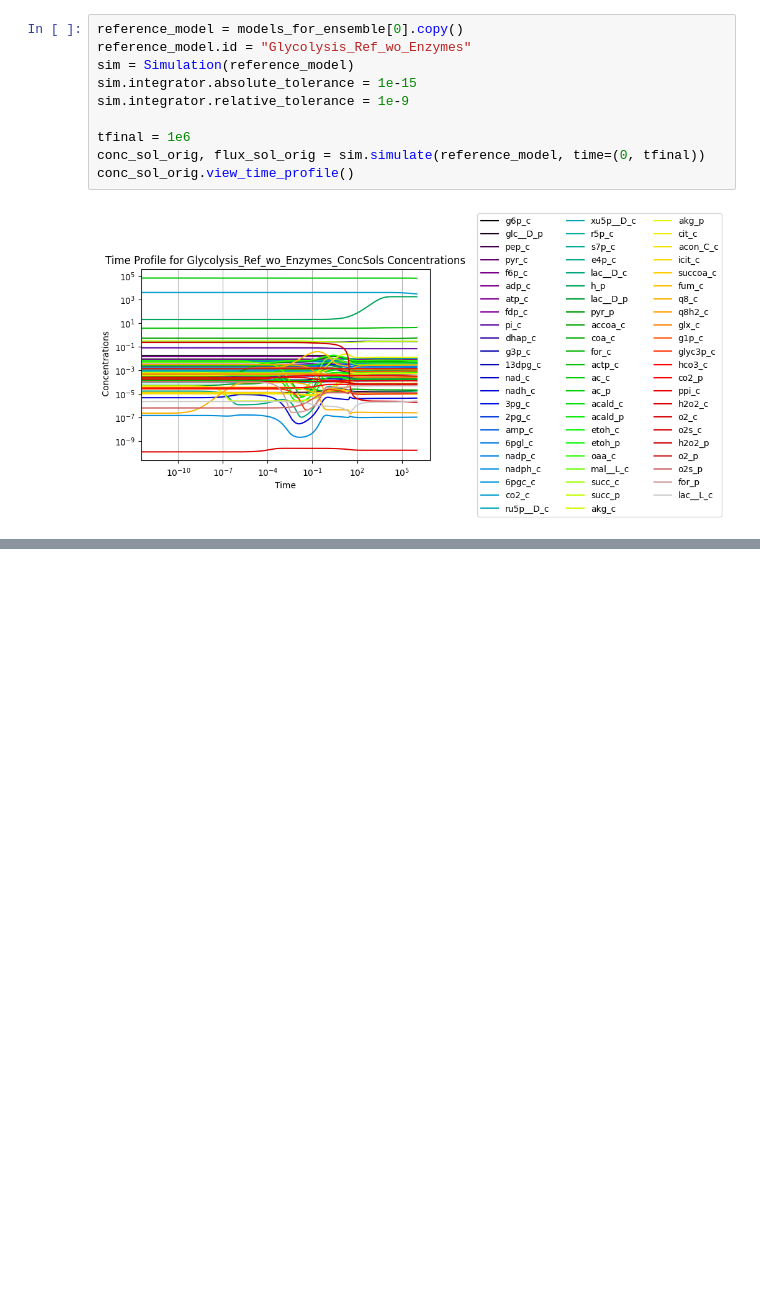
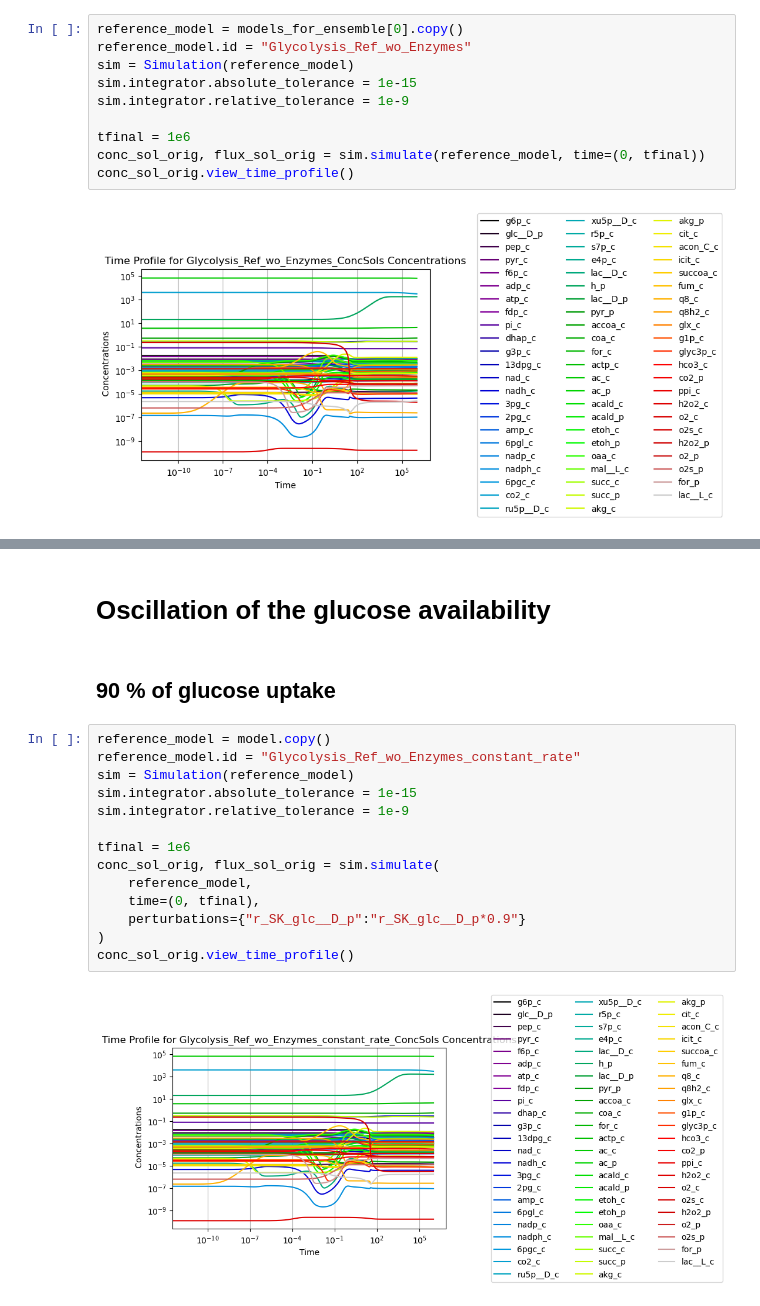
Before and after one commit to jonruh/GDGA_Shortcourse_fork, a Jupyter notebook: Module4_Kinetics/Part2_Exercise/original_COBRA to MASS model workflow_DDB-Copy1.ipynb, the cells around one changed output, grey strips where cells are left out. Saved outputs shown, nothing was run; the diff lists cells and outputs as text; blank space fills up the shorter version.

```diff
--- a/Module4_Kinetics/Part2_Exercise/original_COBRA to MASS model workflow_DDB-Copy1.ipynb
+++ b/Module4_Kinetics/Part2_Exercise/original_COBRA to MASS model workflow_DDB-Copy1.ipynb
@@ -990,0 +934,20 @@ Saving Glycolysis_C4
+# %% [markdown]
+# Oscillation of the glucose availability
+# %% [markdown]
+## 90 % of glucose uptake
+# %%
+reference_model = model.copy()
+reference_model.id = "Glycolysis_Ref_wo_Enzymes_constant_rate"
+sim = Simulation(reference_model)
+sim.integrator.absolute_tolerance = 1e-15
+sim.integrator.relative_tolerance = 1e-9
+
+tfinal = 1e6
+conc_sol_orig, flux_sol_orig = sim.simulate(
+    reference_model,
+    time=(0, tfinal),
+    perturbations={"r_SK_glc__D_p":"r_SK_glc__D_p*0.9"}
+)
+conc_sol_orig.view_time_profile()
+# %% [output]
+[figure, added]
```
Also changed, not shown: parts of 63 cells of this notebook.
